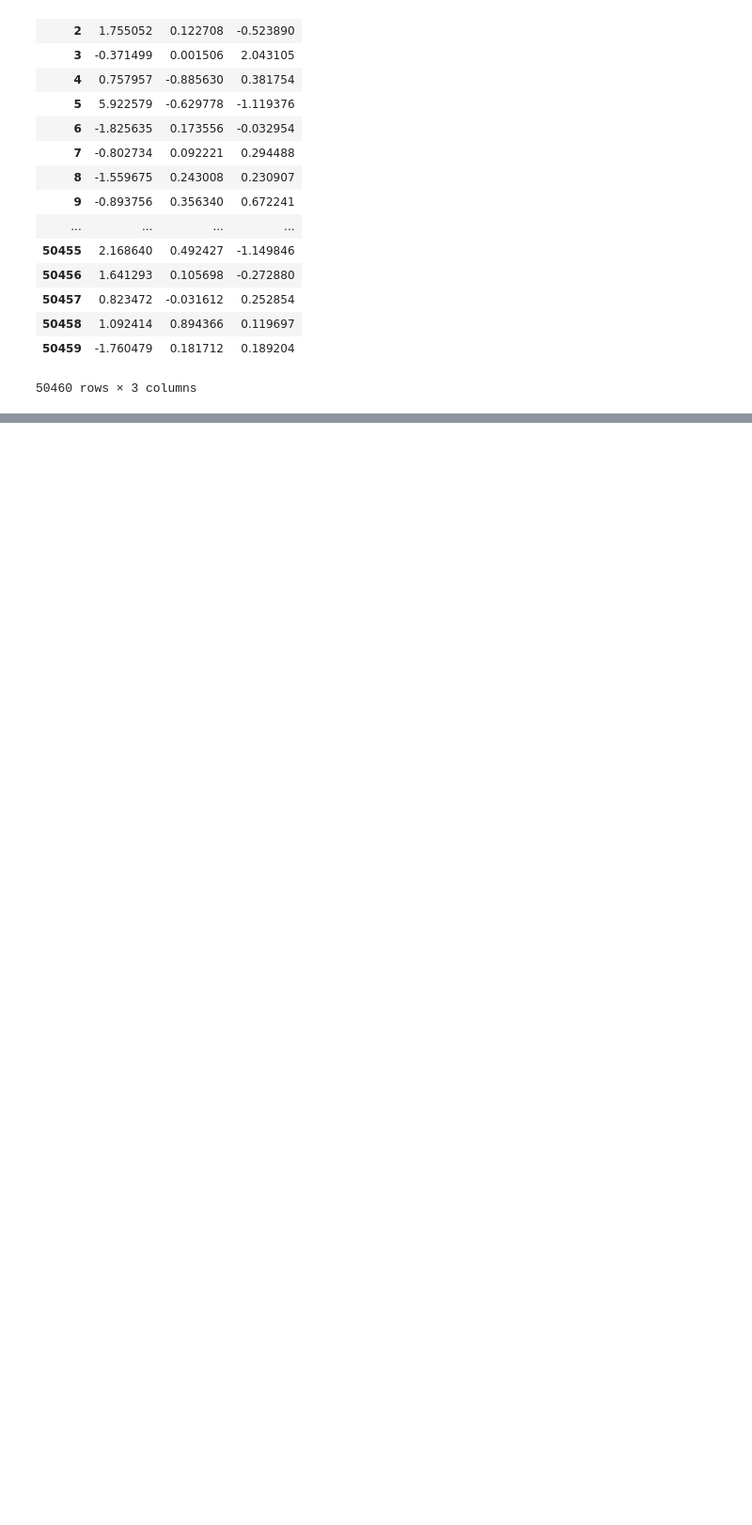
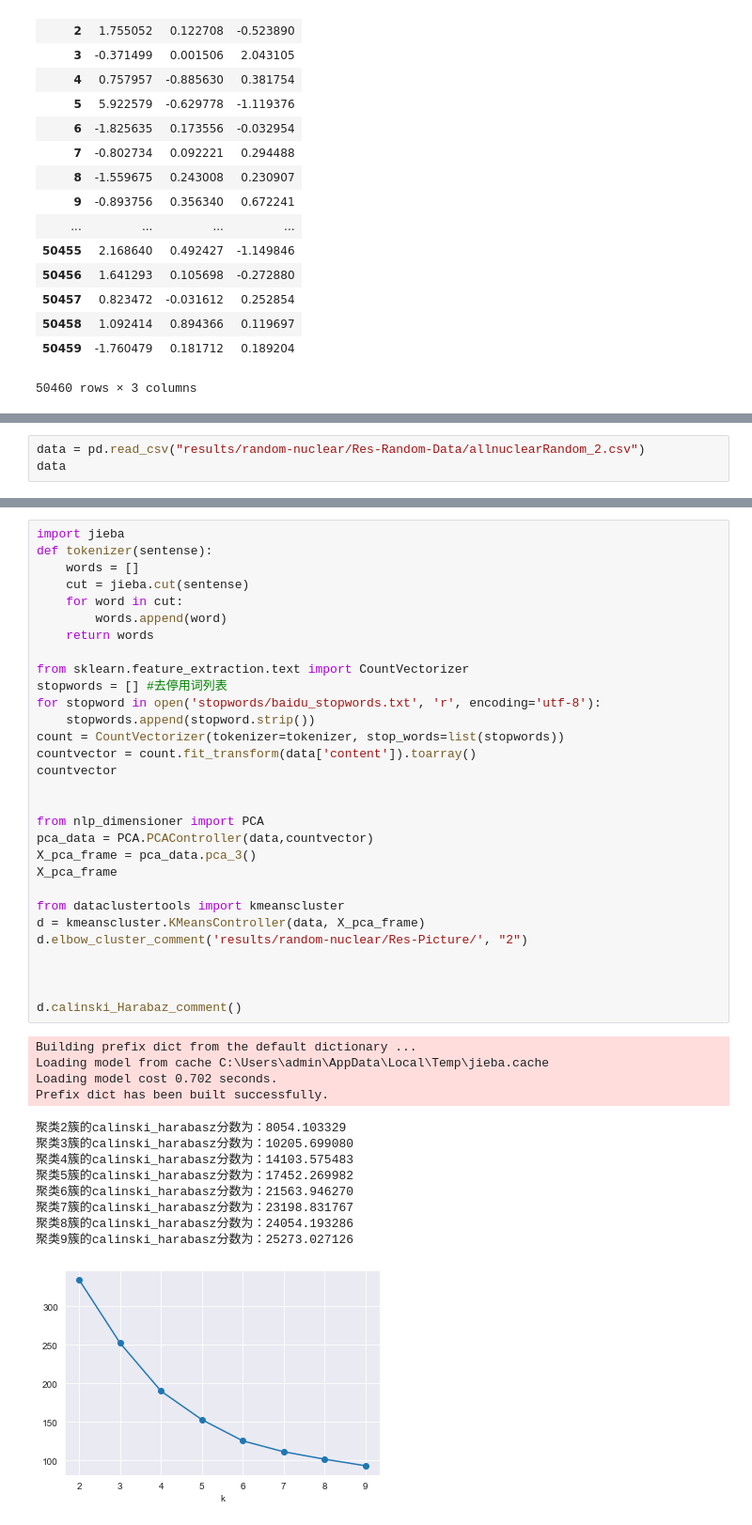
Before and after one commit to JunTheRipper/Social-Web-Mining, a Jupyter notebook: 2.社交媒体数据-切割文本+聚类.ipynb, the cells around one changed output, grey strips where cells are left out. Shown at 94% size. Cells and saved outputs as stored; diff of their text form; blank space fills up the shorter version.

```diff
--- a/2.社交媒体数据-切割文本+聚类.ipynb
+++ b/2.社交媒体数据-切割文本+聚类.ipynb
@@ -268,0 +296,3 @@ generate(11)
+# %%
+data = pd.read_csv("results/random-nuclear/Res-Random-Data/allnuclearRandom_2.csv")
+data
@@ -268,0 +313,44 @@ generate(11)
+# %%
+import jieba
+def tokenizer(sentense):
+    words = []
+    cut = jieba.cut(sentense)
+    for word in cut:
+        words.append(word)
+    return words
+
+from sklearn.feature_extraction.text import CountVectorizer
+stopwords = [] #去停用词列表
+for stopword in open('stopwords/baidu_stopwords.txt', 'r', encoding='utf-8'):
+    stopwords.append(stopword.strip())
+count = CountVectorizer(tokenizer=tokenizer, stop_words=list(stopwords))
+countvector = count.fit_transform(data['content']).toarray()
+countvector
+
+
+from nlp_dimensioner import PCA
+pca_data = PCA.PCAController(data,countvector)
+X_pca_frame = pca_data.pca_3()
+X_pca_frame
+
+from dataclustertools import kmeanscluster
+d = kmeanscluster.KMeansController(data, X_pca_frame)
+d.elbow_cluster_comment('results/random-nuclear/Res-Picture/', "2")
+
+
+
+d.calinski_Harabaz_comment()
+# %% [output]
+Building prefix dict from the default dictionary ...
+Loading model from cache C:\Users\admin\AppData\Local\Temp\jieba.cache
+Loading model cost 0.702 seconds.
+Prefix dict has been built successfully.
+聚类2簇的calinski_harabasz分数为：8054.103329
+聚类3簇的calinski_harabasz分数为：10205.699080
+聚类4簇的calinski_harabasz分数为：14103.575483
+聚类5簇的calinski_harabasz分数为：17452.269982
+聚类6簇的calinski_harabasz分数为：21563.946270
+聚类7簇的calinski_harabasz分数为：23198.831767
+聚类8簇的calinski_harabasz分数为：24054.193286
+聚类9簇的calinski_harabasz分数为：25273.027126
+[figure, added]
```
Also changed, not shown: parts of 50 cells of this notebook, 16 other files.
